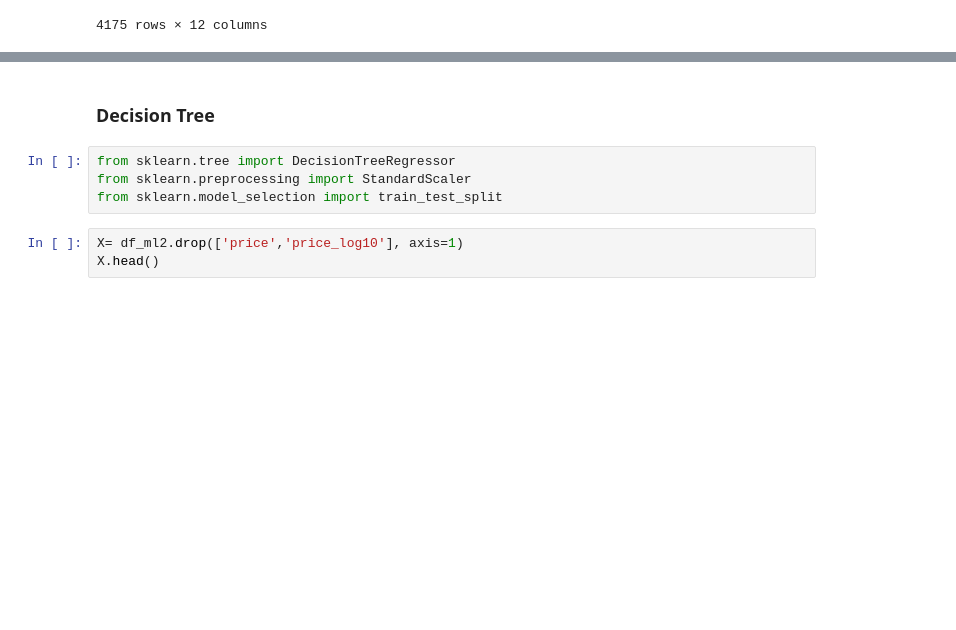
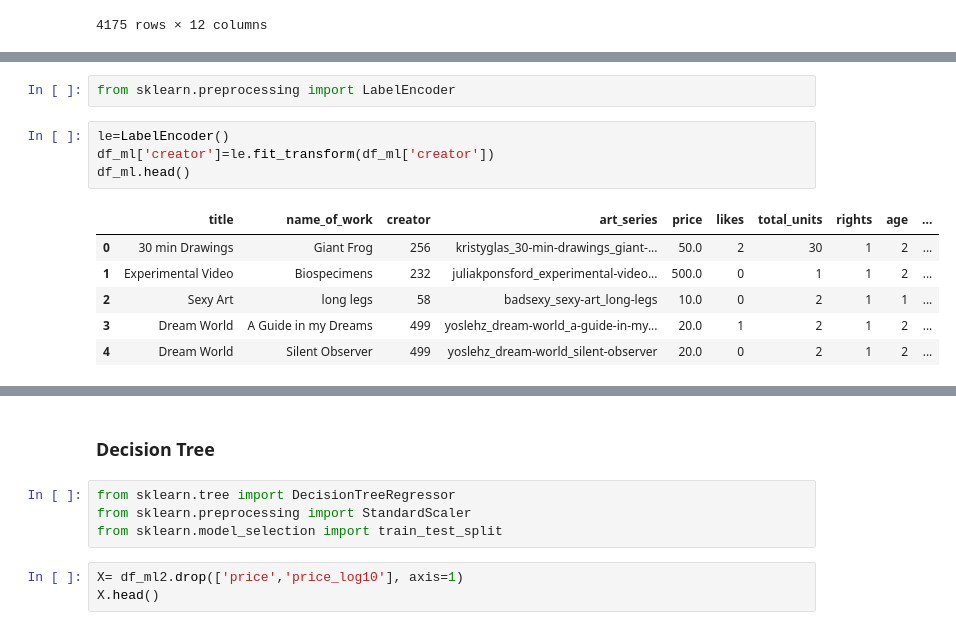
Before and after one commit to aortiz224/bootcamp_finalproject, a Jupyter notebook: Notebook/ML_finalproject.ipynb, the cells around one changed output, grey strips where cells are left out. Saved outputs shown, nothing was run; the diff lists cells and outputs as text; blank space fills up the shorter version.

```diff
--- a/Notebook/ML_finalproject.ipynb
+++ b/Notebook/ML_finalproject.ipynb
@@ -115,3 +115,16 @@ df_ml
+# %%
+from sklearn.preprocessing import LabelEncoder
+# %%
+le=LabelEncoder()
+df_ml['creator']=le.fit_transform(df_ml['creator'])
+df_ml.head()
+# %% [output]
+|  | title | name_of_work | creator | art_series | price | likes | total_units | rights | age | ... |
+| 0 | 30 min Drawings | Giant Frog | 256 | kristyglas_30-min-drawings_giant-... | 50.0 | 2 | 30 | 1 | 2 | ... |
+| 1 | Experimental Video | Biospecimens | 232 | juliakponsford_experimental-video... | 500.0 | 0 | 1 | 1 | 2 | ... |
+| 2 | Sexy Art | long legs | 58 | badsexy_sexy-art_long-legs | 10.0 | 0 | 2 | 1 | 1 | ... |
+| 3 | Dream World | A Guide in my Dreams | 499 | yoslehz_dream-world_a-guide-in-my... | 20.0 | 1 | 2 | 1 | 2 | ... |
+| 4 | Dream World | Silent Observer | 499 | yoslehz_dream-world_silent-observer | 20.0 | 0 | 2 | 1 | 2 | ... |
 # %%
 df_ml2= df_ml.drop(['title','name_of_work','art_series'], axis=1)
 df_ml2
```
Also changed, not shown: parts of 19 cells of this notebook, 8 other files.
